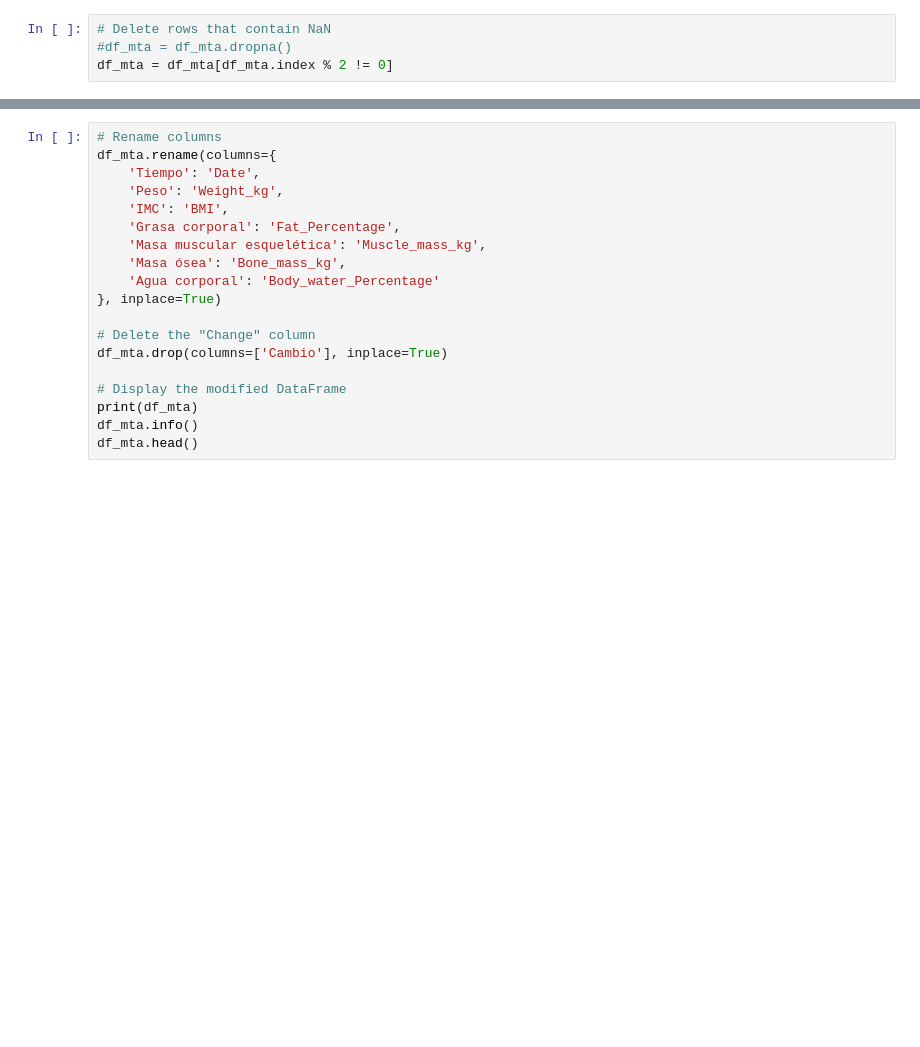
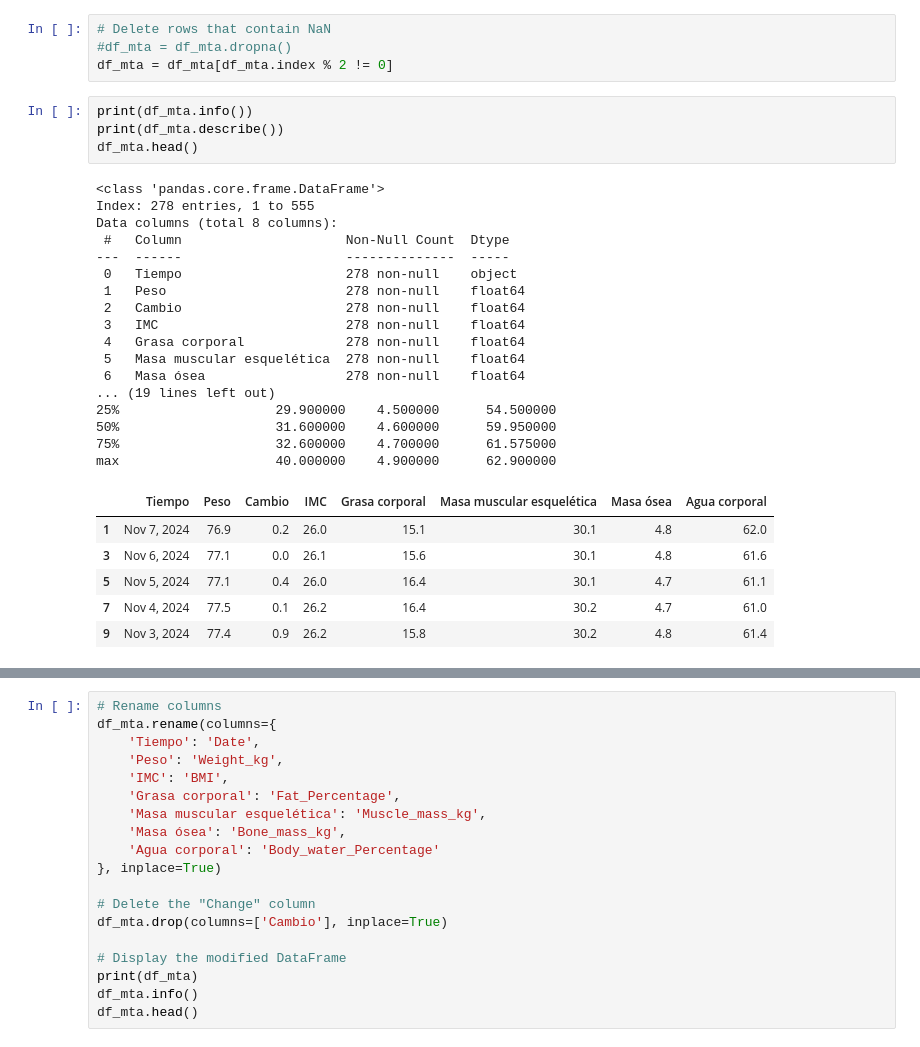
Before and after one commit to MikelTelo/dsft2409_mikeltelo, a Jupyter notebook: PROJECTS/eda_gym_members/eda_mta.ipynb, the cells around one changed output, grey strips where cells are left out. Cells and saved outputs as stored; diff of their text form; blank space fills up the shorter version.

```diff
--- a/PROJECTS/eda_gym_members/eda_mta.ipynb
+++ b/PROJECTS/eda_gym_members/eda_mta.ipynb
@@ -168,3 +165,31 @@ std          4.784204                   2.349731    0.190214       3.491830
 # Delete rows that contain NaN
 #df_mta = df_mta.dropna()
 df_mta = df_mta[df_mta.index % 2 != 0]
+# %%
+print(df_mta.info())
+print(df_mta.describe())
+df_mta.head()
+# %% [output]
+<class 'pandas.core.frame.DataFrame'>
+Index: 278 entries, 1 to 555
+Data columns (total 8 columns):
+ #   Column                     Non-Null Count  Dtype
+---  ------                     --------------  -----
+ 0   Tiempo                     278 non-null    object
+ 1   Peso                       278 non-null    float64
+ 2   Cambio                     278 non-null    float64
+ 3   IMC                        278 non-null    float64
+ 4   Grasa corporal             278 non-null    float64
+ 5   Masa muscular esquelética  278 non-null    float64
+ 6   Masa ósea                  278 non-null    float64
+... (19 lines left out)
+25%                    29.900000    4.500000      54.500000
+50%                    31.600000    4.600000      59.950000
+75%                    32.600000    4.700000      61.575000
+max                    40.000000    4.900000      62.900000
+|  | Tiempo | Peso | Cambio | IMC | Grasa corporal | Masa muscular esquelética | Masa ósea | Agua corporal |
+| 1 | Nov 7, 2024 | 76.9 | 0.2 | 26.0 | 15.1 | 30.1 | 4.8 | 62.0 |
+| 3 | Nov 6, 2024 | 77.1 | 0.0 | 26.1 | 15.6 | 30.1 | 4.8 | 61.6 |
+| 5 | Nov 5, 2024 | 77.1 | 0.4 | 26.0 | 16.4 | 30.1 | 4.7 | 61.1 |
+| 7 | Nov 4, 2024 | 77.5 | 0.1 | 26.2 | 16.4 | 30.2 | 4.7 | 61.0 |
+| 9 | Nov 3, 2024 | 77.4 | 0.9 | 26.2 | 15.8 | 30.2 | 4.8 | 61.4 |
```
Also changed, not shown: parts of 14 cells of this notebook, 2 other files.
